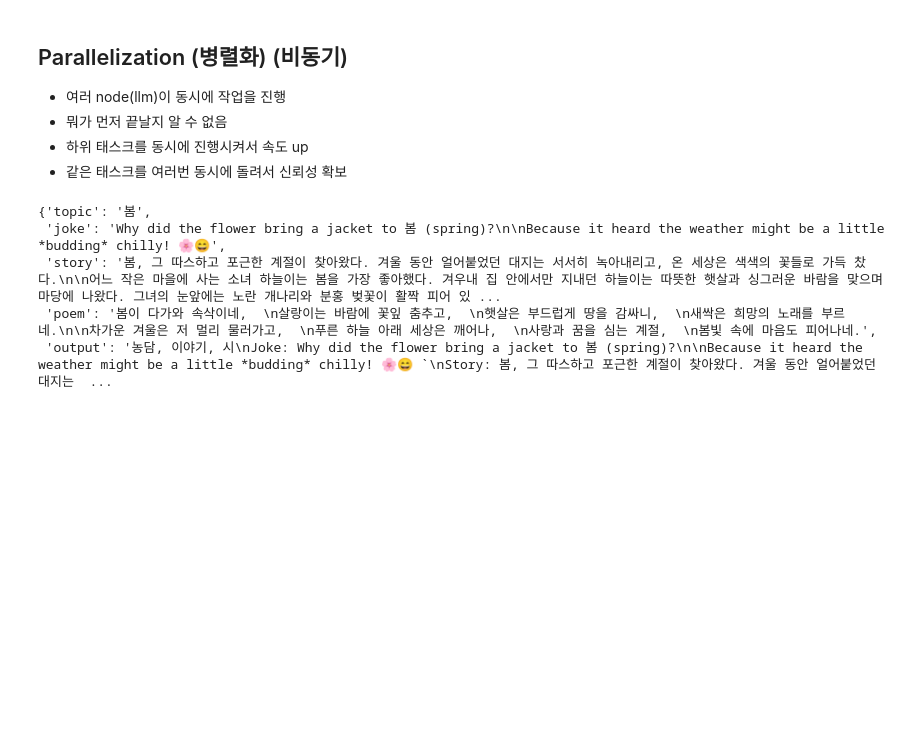
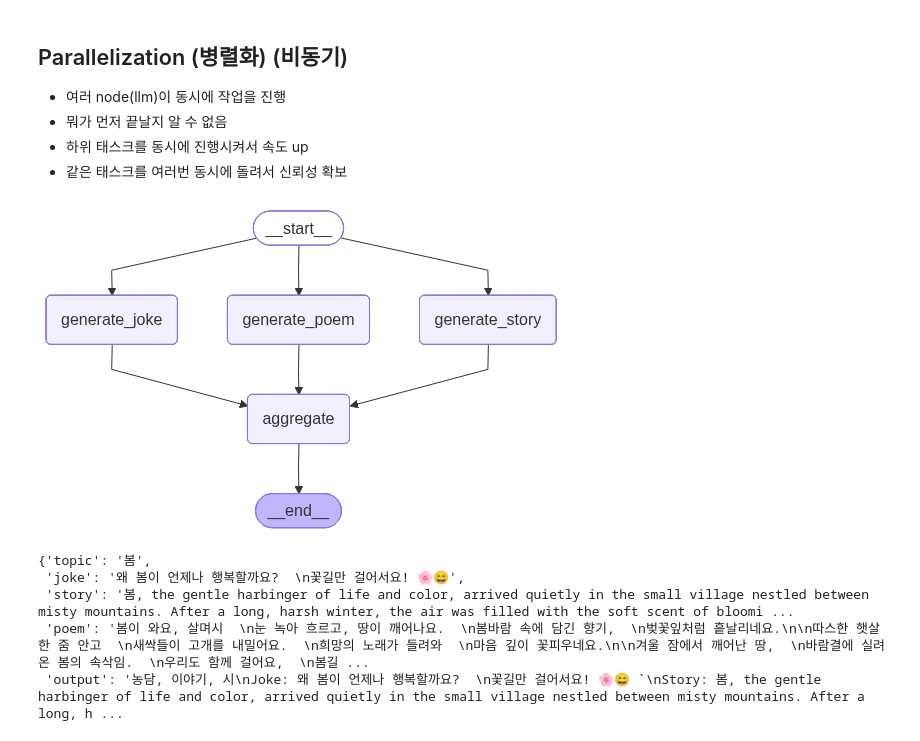
Before and after one commit to verba-neo/gaida-2, a Jupyter notebook: 05-langgraph/06_workflows.ipynb, the cells around one changed output. Drawn from its saved outputs; the diff is of its cells as text; code cells hidden in the pictures; blank space fills up the shorter version.

```diff
--- a/05-langgraph/06_workflows.ipynb
+++ b/05-langgraph/06_workflows.ipynb
@@ -108,35 +111,37 @@ def generate_poem(state: State):
     return {'poem': msg.content}
 
 
 def aggregate(state: State):
     output = f"""농담, 이야기, 시
 Joke: {state['joke']} `
 Story: {state['story']}
 Poem: {state['poem']}
 """
     return {'output': output}
 
 
 workflow = StateGraph(State)
 workflow.add_node(generate_joke)
 workflow.add_node(generate_poem)
 workflow.add_node(generate_story)
 workflow.add_node(aggregate)
 
 workflow.add_edge(START, 'generate_joke')
 workflow.add_edge(START, 'generate_poem')
 workflow.add_edge(START, 'generate_story')
 workflow.add_edge('generate_joke', 'aggregate')
 workflow.add_edge('generate_poem', 'aggregate')
 workflow.add_edge('generate_story', 'aggregate')
 workflow.add_edge('aggregate', END)
 
 graph = workflow.compile()
 
+display(Image(graph.get_graph().draw_mermaid_png()))
 graph.invoke({'topic': '봄'})
 # %% [output]
+[figure, added]
 {'topic': '봄',
- 'joke': 'Why did the flower bring a jacket to 봄 (spring)?\n\nBecause it heard the weather might be a little *budding* chilly! 🌸😄',
- 'story': '봄, 그 따스하고 포근한 계절이 찾아왔다. 겨울 동안 얼어붙었던 대지는 서서히 녹아내리고, 온 세상은 색색의 꽃들로 가득 찼다.\n\n어느 작은 마을에 사는 소녀 하늘이는 봄을 가장 좋아했다. 겨우내 집 안에서만 지내던 하늘이는 따뜻한 햇살과 싱그러운 바람을 맞으며 마당에 나왔다. 그녀의 눈앞에는 노란 개나리와 분홍 벚꽃이 활짝 피어 있 ...
- 'poem': '봄이 다가와 속삭이네,  \n살랑이는 바람에 꽃잎 춤추고,  \n햇살은 부드럽게 땅을 감싸니,  \n새싹은 희망의 노래를 부르네.\n\n차가운 겨울은 저 멀리 물러가고,  \n푸른 하늘 아래 세상은 깨어나,  \n사랑과 꿈을 심는 계절,  \n봄빛 속에 마음도 피어나네.',
- 'output': '농담, 이야기, 시\nJoke: Why did the flower bring a jacket to 봄 (spring)?\n\nBecause it heard the weather might be a little *budding* chilly! 🌸😄 `\nStory: 봄, 그 따스하고 포근한 계절이 찾아왔다. 겨울 동안 얼어붙었던 대지는  ...
+ 'joke': '왜 봄이 언제나 행복할까요?  \n꽃길만 걸어서요! 🌸😄',
+ 'story': '봄, the gentle harbinger of life and color, arrived quietly in the small village nestled between misty mountains. After a long, harsh winter, the air was filled with the soft scent of bloomi ...
+ 'poem': '봄이 와요, 살며시  \n눈 녹아 흐르고, 땅이 깨어나요.  \n봄바람 속에 담긴 향기,  \n벚꽃잎처럼 흩날리네요.\n\n따스한 햇살 한 줌 안고  \n새싹들이 고개를 내밀어요.  \n희망의 노래가 들려와  \n마음 깊이 꽃피우네요.\n\n겨울 잠에서 깨어난 땅,  \n바람결에 실려 온 봄의 속삭임.  \n우리도 함께 걸어요,  \n봄길 ...
+ 'output': '농담, 이야기, 시\nJoke: 왜 봄이 언제나 행복할까요?  \n꽃길만 걸어서요! 🌸😄 `\nStory: 봄, the gentle harbinger of life and color, arrived quietly in the small village nestled between misty mountains. After a long, h ...
```
Also changed, not shown: parts of 2 cells of this notebook.
